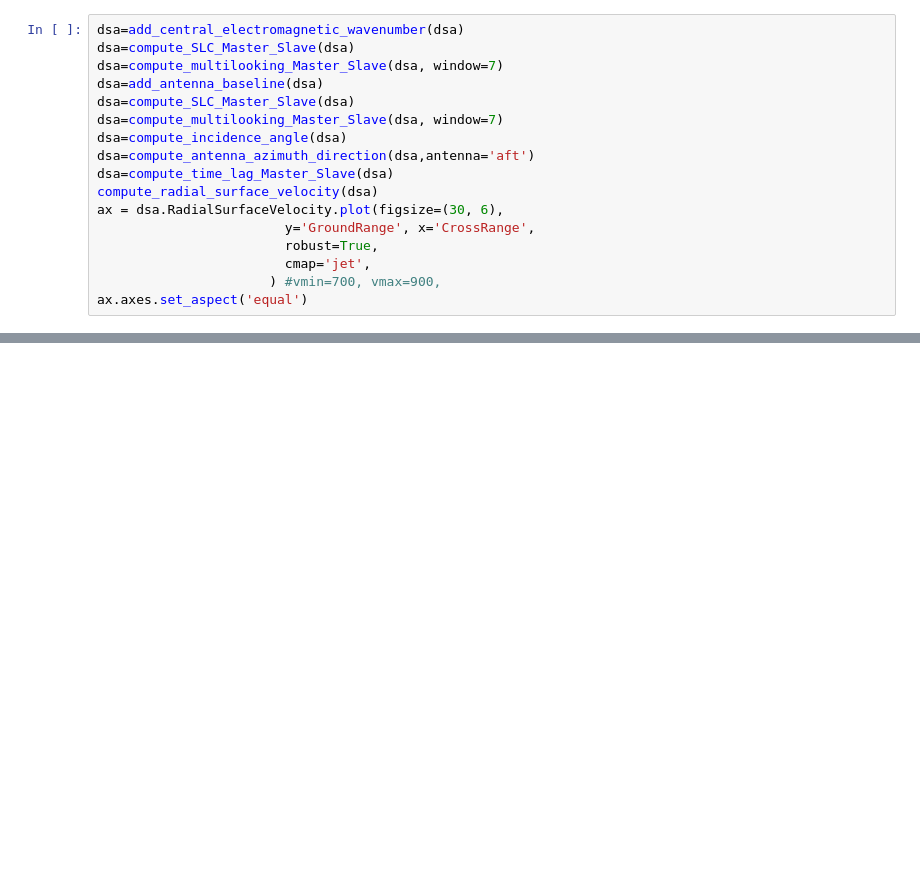
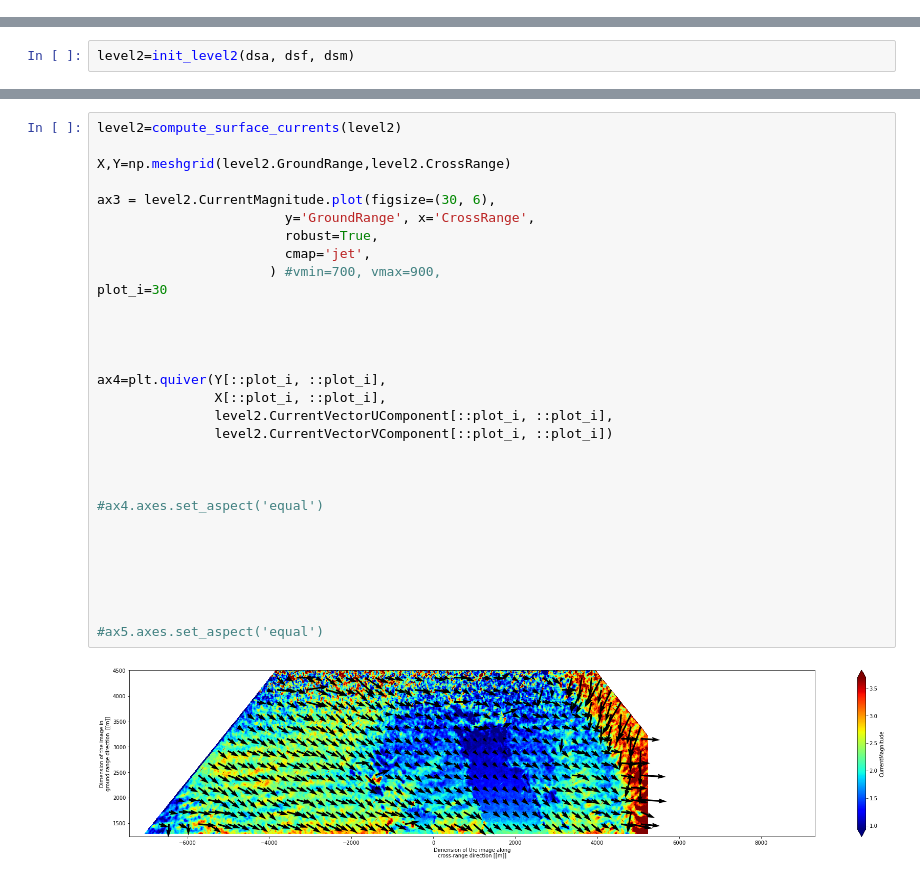
Before and after one commit to ACHMartin/seastar_project, a Jupyter notebook: seastar/OSCAR_processing_testbed_v1.ipynb, the cells around one changed output, grey strips where cells are left out. Saved outputs shown, nothing was run; the diff lists cells and outputs as text; blank space fills up the shorter version.

```diff
--- a/seastar/OSCAR_processing_testbed_v1.ipynb
+++ b/seastar/OSCAR_processing_testbed_v1.ipynb
@@ -18,19 +18,2 @@ aft_file="D:\data\SEASTAR\SEASTARex\Data\Metasensing\OSCAR\Brest_Sample_Sept_19_
 dsf = xr.open_dataset(for_file, mask_and_scale=True)
 dsa = xr.open_dataset(aft_file, mask_and_scale=True)
-# %%
-dsa=add_central_electromagnetic_wavenumber(dsa)
-dsa=compute_SLC_Master_Slave(dsa)
-dsa=compute_multilooking_Master_Slave(dsa, window=7)
-dsa=add_antenna_baseline(dsa)
-dsa=compute_SLC_Master_Slave(dsa)
-dsa=compute_multilooking_Master_Slave(dsa, window=7)
-dsa=compute_incidence_angle(dsa)
-dsa=compute_antenna_azimuth_direction(dsa,antenna='aft')
-dsa=compute_time_lag_Master_Slave(dsa)
-compute_radial_surface_velocity(dsa)
-ax = dsa.RadialSurfaceVelocity.plot(figsize=(30, 6),
-                        y='GroundRange', x='CrossRange',
-                        robust=True,
-                        cmap='jet',
-                      ) #vmin=700, vmax=900,
-ax.axes.set_aspect('equal')
@@ -123,0 +20,2 @@ v_1.shape
+# %%
+level2=init_level2(dsa, dsf, dsm)
@@ -123,0 +44,32 @@ v_1.shape
+# %%
+level2=compute_surface_currents(level2)
+
+X,Y=np.meshgrid(level2.GroundRange,level2.CrossRange)
+
+ax3 = level2.CurrentMagnitude.plot(figsize=(30, 6),
+                        y='GroundRange', x='CrossRange',
+                        robust=True,
+                        cmap='jet',
+                      ) #vmin=700, vmax=900,
+plot_i=30
+
+
+
+
+ax4=plt.quiver(Y[::plot_i, ::plot_i],
+               X[::plot_i, ::plot_i],
+               level2.CurrentVectorUComponent[::plot_i, ::plot_i],
+               level2.CurrentVectorVComponent[::plot_i, ::plot_i])
+
+
+
+#ax4.axes.set_aspect('equal')
+
+
+
+
+
+
+#ax5.axes.set_aspect('equal')
+# %% [output]
+[figure, added]
```
Also changed, not shown: parts of 12 cells of this notebook, 3 other files.
